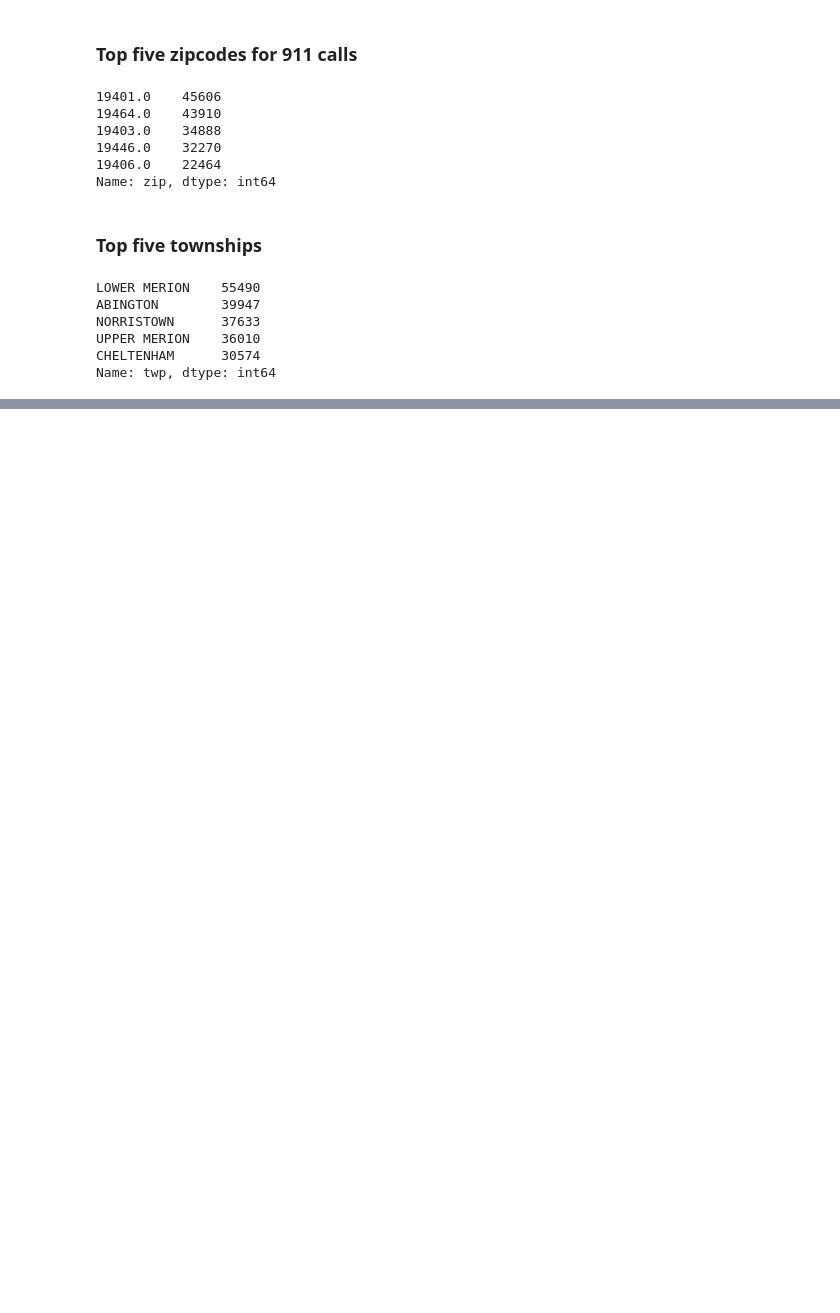
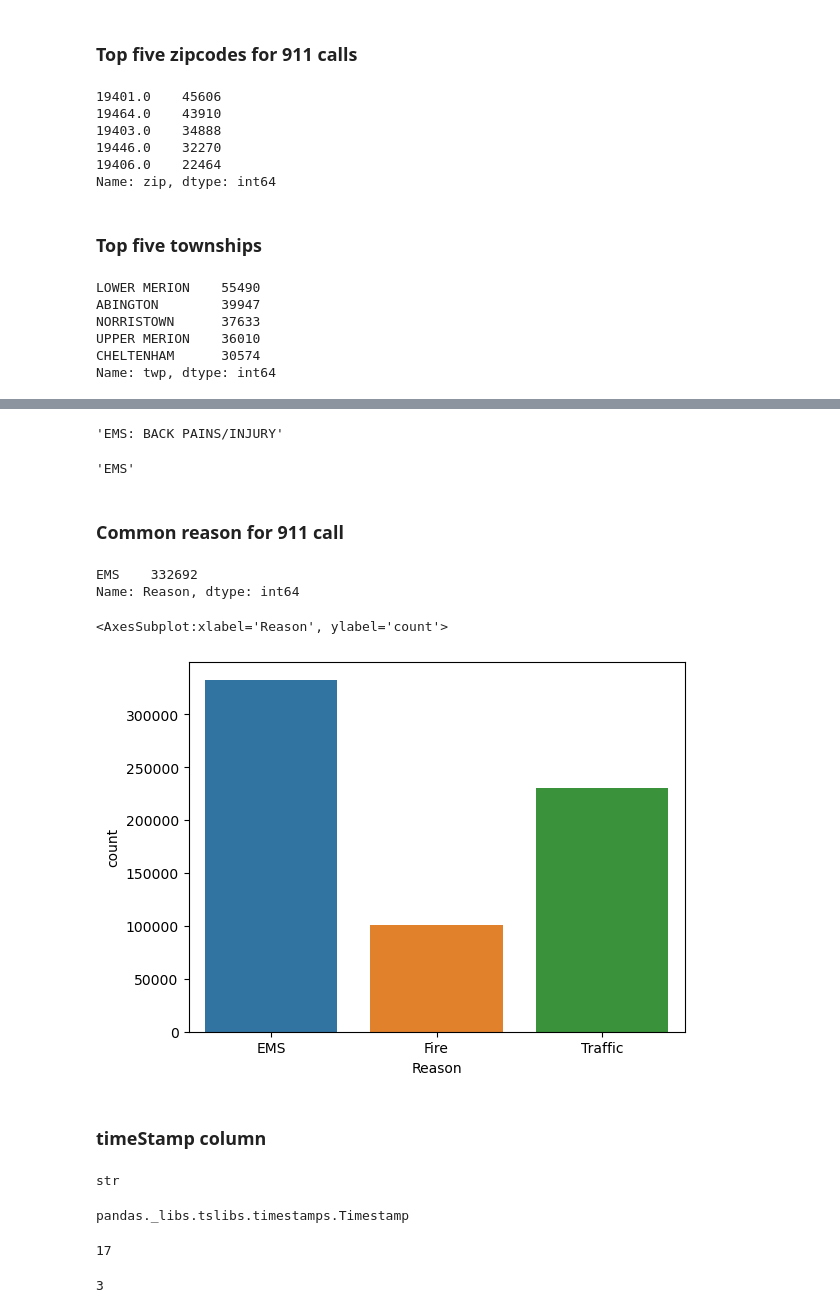
Before and after one commit to sakaifee/911_Call_EDA, a Jupyter notebook: 911_EDA.ipynb, the cells around one changed output, grey strips where cells are left out. Cells and saved outputs as stored; diff of their text form; code cells hidden in the pictures; blank space fills up the shorter version.

```diff
--- a/911_EDA.ipynb
+++ b/911_EDA.ipynb
@@ -75,0 +80,29 @@ Name: twp, dtype: int64
+# %%
+x = dataframe_data["title"].iloc[0]
+x
+# %% [output]
+'EMS: BACK PAINS/INJURY'
+# %%
+x.split(":")[0]
+# %% [output]
+'EMS'
+# %%
+dataframe_data["Reason"] = dataframe_data["title"].apply(lambda title: title.split(":")[0])
+# %% [markdown]
+### Common reason for 911 call
+# %%
+dataframe_data["Reason"].value_counts().head(1)
+# %% [output]
+EMS    332692
+Name: Reason, dtype: int64
+# %%
+sns.countplot(x = "Reason", data = dataframe_data)
+# %% [output]
+<AxesSubplot:xlabel='Reason', ylabel='count'>
+[figure, added]
+# %% [markdown]
+### timeStamp column
+# %%
+type(dataframe_data["timeStamp"].iloc[0])
+# %% [output]
+str
@@ -75,0 +111,13 @@ Name: twp, dtype: int64
+# %%
+type(dataframe_data["timeStamp"].iloc[0])
+# %% [output]
+pandas._libs.tslibs.timestamps.Timestamp
+# %%
+time = dataframe_data["timeStamp"].iloc[0]
+time.hour
+# %% [output]
+17
+# %%
+time.dayofweek
+# %% [output]
+3
```
Also changed, not shown: parts of 8 cells of this notebook.
